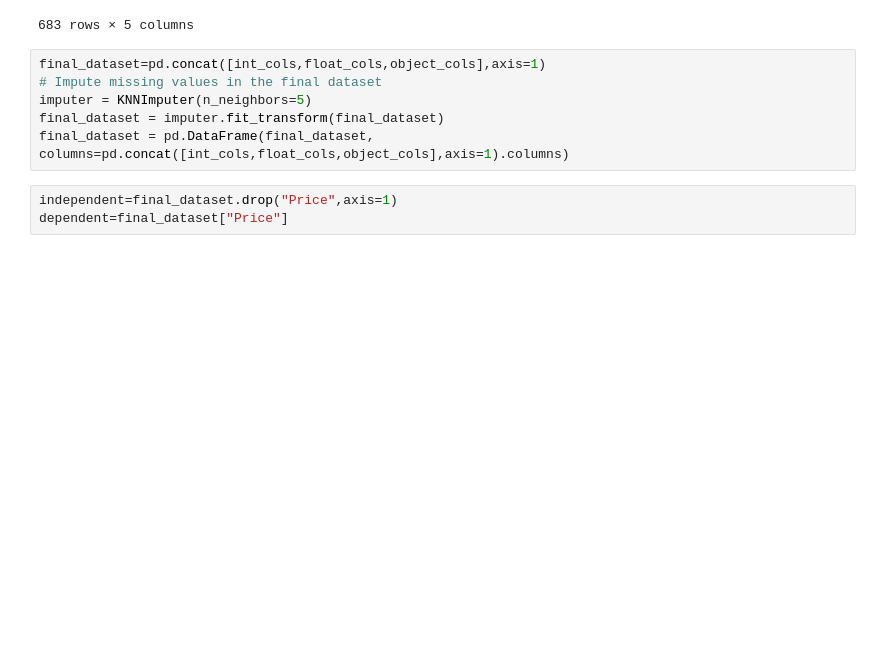
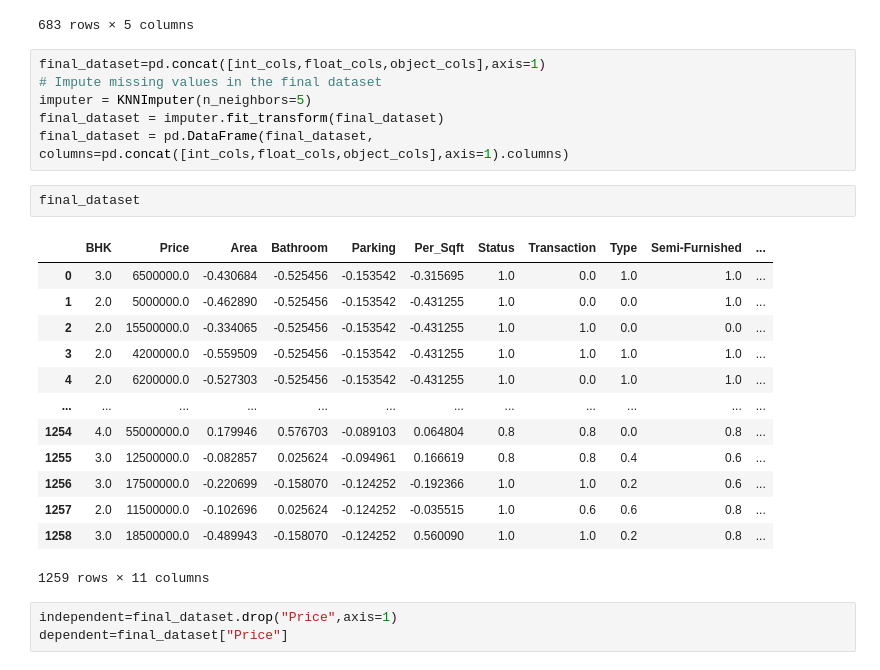
Before and after one commit to NARAYANAN0101/machine-learning-projects, a Jupyter notebook: housepredictions.ipynb, the cells around one changed output. Cells and saved outputs as stored; diff of their text form; blank space fills up the shorter version.

```diff
--- a/housepredictions.ipynb
+++ b/housepredictions.ipynb
@@ -442,6 +442,22 @@ final_dataset=pd.concat([int_cols,float_cols,object_cols],axis=1)
 imputer = KNNImputer(n_neighbors=5)
 final_dataset = imputer.fit_transform(final_dataset)
 final_dataset = pd.DataFrame(final_dataset, columns=pd.concat([int_cols,float_cols,object_cols],axis=1).columns)
+# %%
+final_dataset
+# %% [output]
+|  | BHK | Price | Area | Bathroom | Parking | Per_Sqft | Status | Transaction | Type | Semi-Furnished | ... |
+| 0 | 3.0 | 6500000.0 | -0.430684 | -0.525456 | -0.153542 | -0.315695 | 1.0 | 0.0 | 1.0 | 1.0 | ... |
+| 1 | 2.0 | 5000000.0 | -0.462890 | -0.525456 | -0.153542 | -0.431255 | 1.0 | 0.0 | 0.0 | 1.0 | ... |
+| 2 | 2.0 | 15500000.0 | -0.334065 | -0.525456 | -0.153542 | -0.431255 | 1.0 | 1.0 | 0.0 | 0.0 | ... |
+| 3 | 2.0 | 4200000.0 | -0.559509 | -0.525456 | -0.153542 | -0.431255 | 1.0 | 1.0 | 1.0 | 1.0 | ... |
+| 4 | 2.0 | 6200000.0 | -0.527303 | -0.525456 | -0.153542 | -0.431255 | 1.0 | 0.0 | 1.0 | 1.0 | ... |
+| ... | ... | ... | ... | ... | ... | ... | ... | ... | ... | ... | ... |
+| 1254 | 4.0 | 55000000.0 | 0.179946 | 0.576703 | -0.089103 | 0.064804 | 0.8 | 0.8 | 0.0 | 0.8 | ... |
+| 1255 | 3.0 | 12500000.0 | -0.082857 | 0.025624 | -0.094961 | 0.166619 | 0.8 | 0.8 | 0.4 | 0.6 | ... |
+| 1256 | 3.0 | 17500000.0 | -0.220699 | -0.158070 | -0.124252 | -0.192366 | 1.0 | 1.0 | 0.2 | 0.6 | ... |
+| 1257 | 2.0 | 11500000.0 | -0.102696 | 0.025624 | -0.124252 | -0.035515 | 1.0 | 0.6 | 0.6 | 0.8 | ... |
+| 1258 | 3.0 | 18500000.0 | -0.489943 | -0.158070 | -0.124252 | 0.560090 | 1.0 | 1.0 | 0.2 | 0.8 | ... |
+1259 rows × 11 columns
 # %%
 independent=final_dataset.drop("Price",axis=1)
 dependent=final_dataset["Price"]
```
Also changed, not shown: parts of 4 cells of this notebook.
